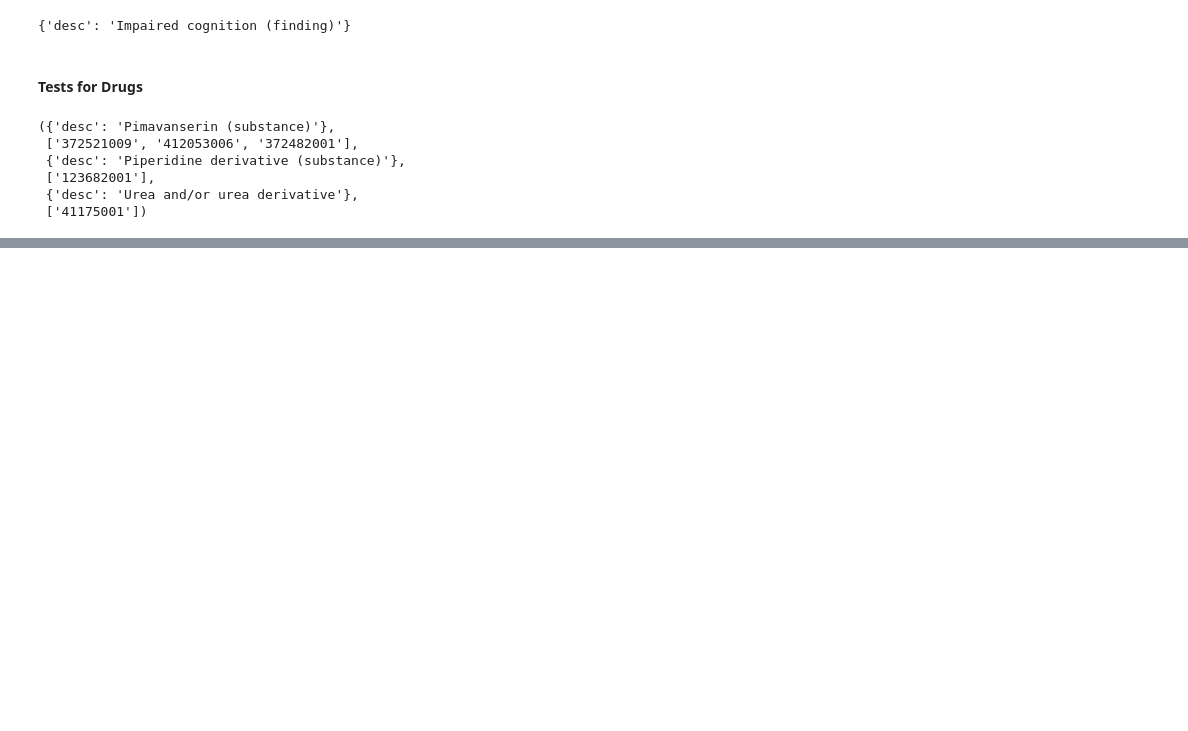
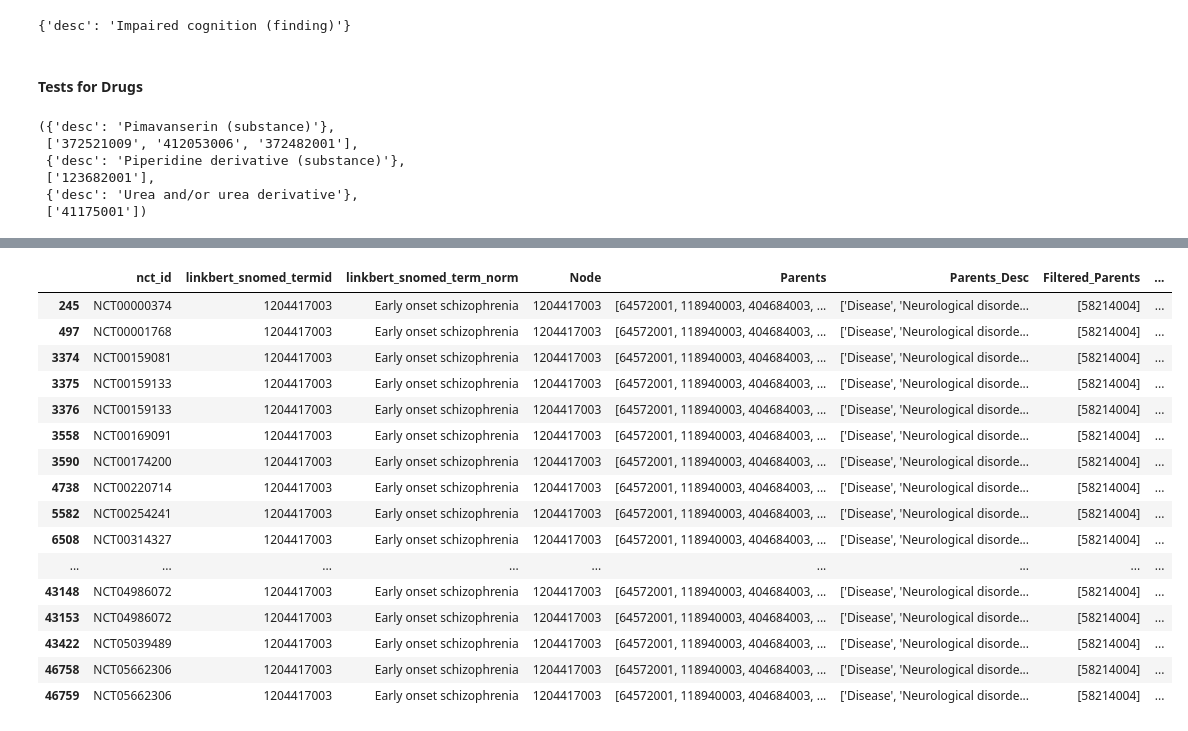
Before and after one commit to Ineichen-Group/NeuroTrialAnalysis, a Jupyter notebook: 03-sapbert-snomed-linking.ipynb, the cells around one changed output, grey strips where cells are left out. Cells and saved outputs as stored; diff of their text form; code cells hidden in the pictures; blank space fills up the shorter version.

```diff
--- a/03-sapbert-snomed-linking.ipynb
+++ b/03-sapbert-snomed-linking.ipynb
@@ -771,0 +941,3 @@ snomed['721997002'], snomed.predecessors('721997002'), snomed['372521009'], snom
+# %%
+df_exploded_cond = df_cond.explode(columns_to_explode).reset_index(drop=True)
+df_exploded_cond.head()
@@ -771,0 +967,2 @@ snomed['721997002'], snomed.predecessors('721997002'), snomed['372521009'], snom
+# %%
+df_exploded_cond = df_exploded_cond.dropna()
@@ -771,0 +973,15 @@ snomed['721997002'], snomed.predecessors('721997002'), snomed['372521009'], snom
+# %%
+# If your IDs are stored as strings or if there's a type mismatch, explicitly convert them
+df_exploded_cond[f'{model}_snomed_termid'] = df_exploded_cond[f'{model}_snomed_termid'].astype(int)
+snomed_node_hierarchies['Node'] = snomed_node_hierarchies['Node'].astype(int)
+
+condition_hierarchies =  pd.merge(df_exploded_cond, snomed_node_hierarchies, left_on=f'{model}_snomed_termid', right_on='Node', how='left')
+
+# Assuming 'Node' is a single integer value column and 'Parents' is a list of integers
+condition_hierarchies['Node'] = condition_hierarchies['Node'].astype(int)
+
+# For 'Parents', if it's a list of numbers stored as strings, you'll need to convert each element in the list individually
+condition_hierarchies['Parents'] = condition_hierarchies['Parents'].apply(
+    lambda x: [int(i) for i in ast.literal_eval(x)] if x and x != '[]' else []
+)
+condition_hierarchies.head()
@@ -771,0 +1004,16 @@ snomed['721997002'], snomed.predecessors('721997002'), snomed['372521009'], snom
+# %%
+# Convert Node column to set for faster lookup
+node_set = set(condition_hierarchies['Node']) - {64572001, 404684003, 74732009, 69322001, 138875005, 118940003} # exclude very generic nodes here? like ['Disease', 'Clinical finding (finding)', 'Mental disorder', 'Psychotic disorder', 'SNOMED CT Concept', 'Neurological disorder'] = [64572001, 404684003, 74732009, 69322001, 138875005]
+
+# Filter Descendants based on whether they appear in the Node column
+condition_hierarchies['Filtered_Parents'] = condition_hierarchies['Parents'].apply(lambda x: [item for item in x if item in node_set])
+
+main_parent_nodes = condition_hierarchies[condition_hierarchies['Filtered_Parents'].apply(lambda x: len(x) == 0)]['Node']
+
+print(main_parent_nodes)
+main_parent_nodes_set = set(main_parent_nodes) - {64572001} # EXCLUDE THE GENERIC 'Disease' Parent
+
+condition_hierarchies['Top_Concept'] = condition_hierarchies['Filtered_Parents'].apply(
+    lambda x: [node for node in x if node in main_parent_nodes_set] if len(x) > 1 else x # AND x should not be the generic Disease
+)
+condition_hierarchies
@@ -771,0 +1051,20 @@ snomed['721997002'], snomed.predecessors('721997002'), snomed['372521009'], snom
+# %%
+condition_hierarchies[condition_hierarchies['Node']== 1204417003] # 22253000: pain, 48694002: anxiety
+# %% [output]
+|  | nct_id | linkbert_snomed_termid | linkbert_snomed_term_norm | Node | Parents | Parents_Desc | Filtered_Parents | ... |
+| 245 | NCT00000374 | 1204417003 | Early onset schizophrenia | 1204417003 | [64572001, 118940003, 404684003, ... | ['Disease', 'Neurological disorde... | [58214004] | ... |
+| 497 | NCT00001768 | 1204417003 | Early onset schizophrenia | 1204417003 | [64572001, 118940003, 404684003, ... | ['Disease', 'Neurological disorde... | [58214004] | ... |
+| 3374 | NCT00159081 | 1204417003 | Early onset schizophrenia | 1204417003 | [64572001, 118940003, 404684003, ... | ['Disease', 'Neurological disorde... | [58214004] | ... |
+| 3375 | NCT00159133 | 1204417003 | Early onset schizophrenia | 1204417003 | [64572001, 118940003, 404684003, ... | ['Disease', 'Neurological disorde... | [58214004] | ... |
+| 3376 | NCT00159133 | 1204417003 | Early onset schizophrenia | 1204417003 | [64572001, 118940003, 404684003, ... | ['Disease', 'Neurological disorde... | [58214004] | ... |
+| 3558 | NCT00169091 | 1204417003 | Early onset schizophrenia | 1204417003 | [64572001, 118940003, 404684003, ... | ['Disease', 'Neurological disorde... | [58214004] | ... |
+| 3590 | NCT00174200 | 1204417003 | Early onset schizophrenia | 1204417003 | [64572001, 118940003, 404684003, ... | ['Disease', 'Neurological disorde... | [58214004] | ... |
+| 4738 | NCT00220714 | 1204417003 | Early onset schizophrenia | 1204417003 | [64572001, 118940003, 404684003, ... | ['Disease', 'Neurological disorde... | [58214004] | ... |
+| 5582 | NCT00254241 | 1204417003 | Early onset schizophrenia | 1204417003 | [64572001, 118940003, 404684003, ... | ['Disease', 'Neurological disorde... | [58214004] | ... |
+| 6508 | NCT00314327 | 1204417003 | Early onset schizophrenia | 1204417003 | [64572001, 118940003, 404684003, ... | ['Disease', 'Neurological disorde... | [58214004] | ... |
+| ... | ... | ... | ... | ... | ... | ... | ... | ... |
+| 43148 | NCT04986072 | 1204417003 | Early onset schizophrenia | 1204417003 | [64572001, 118940003, 404684003, ... | ['Disease', 'Neurological disorde... | [58214004] | ... |
+| 43153 | NCT04986072 | 1204417003 | Early onset schizophrenia | 1204417003 | [64572001, 118940003, 404684003, ... | ['Disease', 'Neurological disorde... | [58214004] | ... |
+| 43422 | NCT05039489 | 1204417003 | Early onset schizophrenia | 1204417003 | [64572001, 118940003, 404684003, ... | ['Disease', 'Neurological disorde... | [58214004] | ... |
+| 46758 | NCT05662306 | 1204417003 | Early onset schizophrenia | 1204417003 | [64572001, 118940003, 404684003, ... | ['Disease', 'Neurological disorde... | [58214004] | ... |
+| 46759 | NCT05662306 | 1204417003 | Early onset schizophrenia | 1204417003 | [64572001, 118940003, 404684003, ... | ['Disease', 'Neurological disorde... | [58214004] | ... |
```
Also changed, not shown: parts of 62 cells of this notebook.
